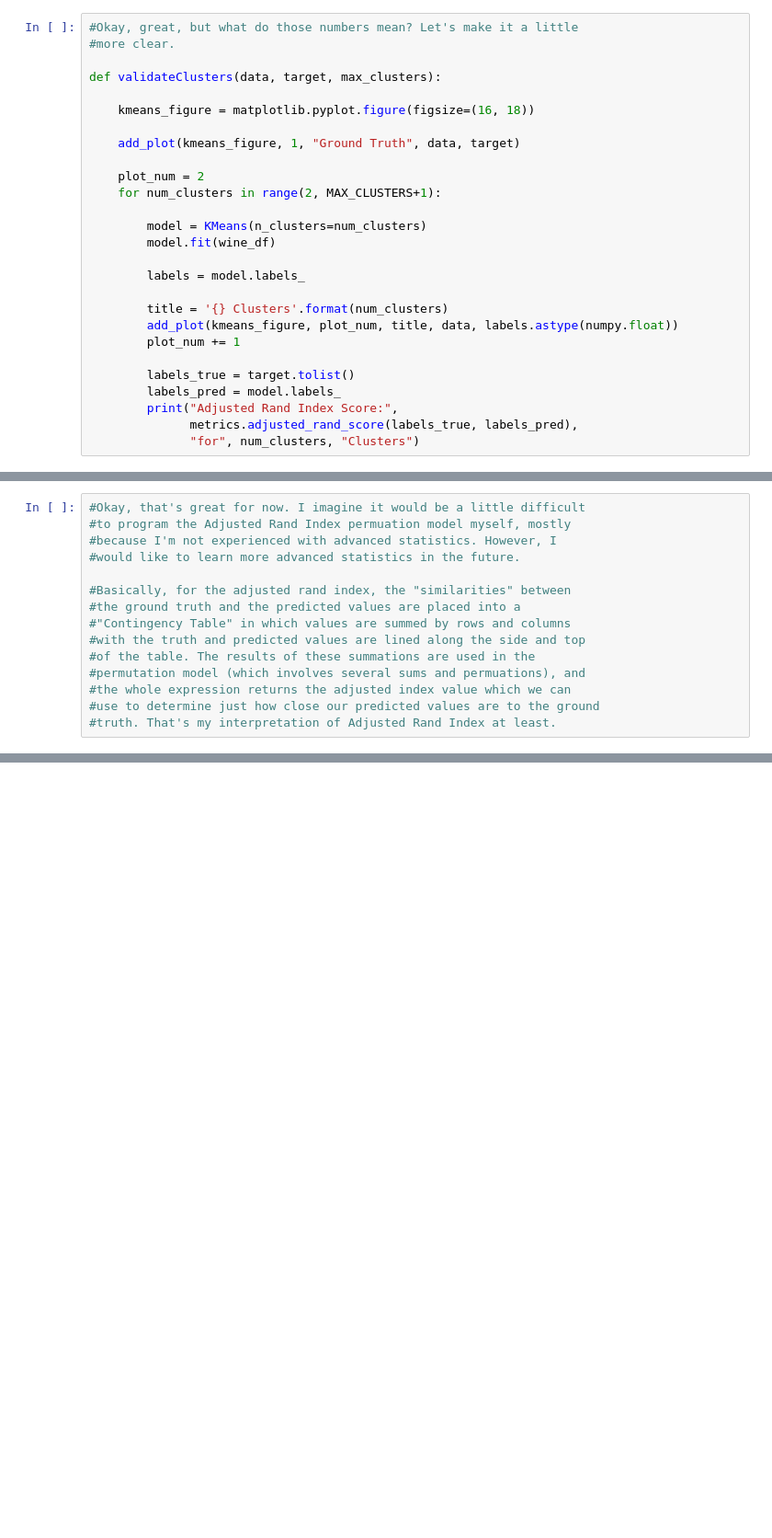
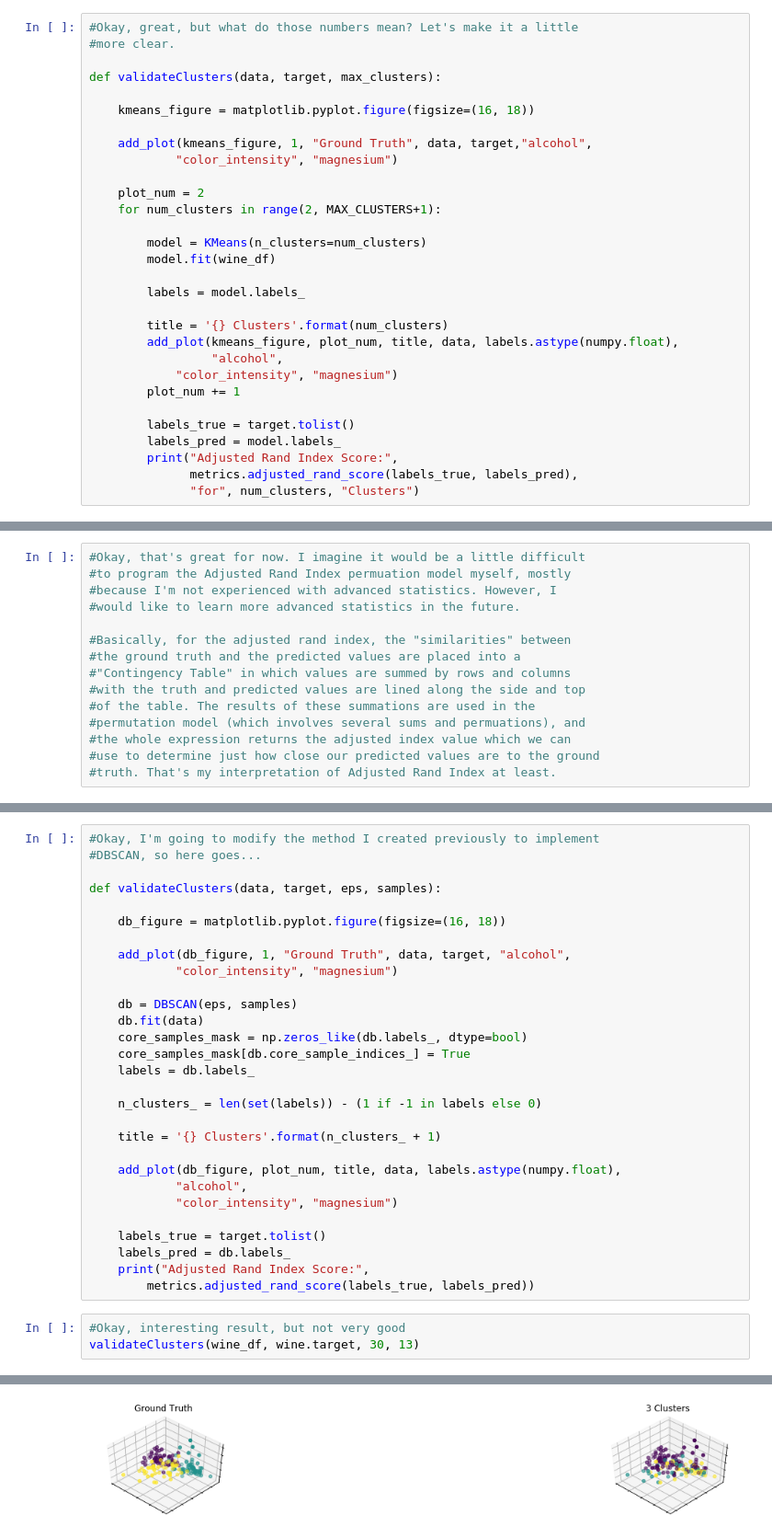
Before and after one commit to jontord03/CS320, a Jupyter notebook: Clustering/ClusteringIris.ipynb, the cells around one changed output, grey strips where cells are left out. Shown at 92% size. Drawn from its saved outputs; the diff is of its cells as text; blank space fills up the shorter version.

```diff
--- a/Clustering/ClusteringIris.ipynb
+++ b/Clustering/ClusteringIris.ipynb
@@ -249,7 +261,8 @@ def validateClusters(data, target, max_clusters):
 
     kmeans_figure = matplotlib.pyplot.figure(figsize=(16, 18))
 
-    add_plot(kmeans_figure, 1, "Ground Truth", data, target)
+    add_plot(kmeans_figure, 1, "Ground Truth", data, target,"alcohol",
+            "color_intensity", "magnesium")
 
     plot_num = 2
     for num_clusters in range(2, MAX_CLUSTERS+1):
@@ -260,7 +273,9 @@ def validateClusters(data, target, max_clusters):
         labels = model.labels_
 
         title = '{} Clusters'.format(num_clusters)
-        add_plot(kmeans_figure, plot_num, title, data, labels.astype(numpy.float))
+        add_plot(kmeans_figure, plot_num, title, data, labels.astype(numpy.float),
+                 "alcohol",
+            "color_intensity", "magnesium")
         plot_num += 1
 
         labels_true = target.tolist()
@@ -291,0 +383,33 @@ Adjusted Rand Index Score: 0.37111371823084754 for 3 Clusters
+# %%
+#Okay, I'm going to modify the method I created previously to implement
+#DBSCAN, so here goes...
+
+def validateClusters(data, target, eps, samples):
+
+    db_figure = matplotlib.pyplot.figure(figsize=(16, 18))
+
+    add_plot(db_figure, 1, "Ground Truth", data, target, "alcohol",
+            "color_intensity", "magnesium")
+
+    db = DBSCAN(eps, samples)
+    db.fit(data)
+    core_samples_mask = np.zeros_like(db.labels_, dtype=bool)
+    core_samples_mask[db.core_sample_indices_] = True
+    labels = db.labels_
+
+    n_clusters_ = len(set(labels)) - (1 if -1 in labels else 0)
+
+    title = '{} Clusters'.format(n_clusters_ + 1)
+
+    add_plot(db_figure, plot_num, title, data, labels.astype(numpy.float),
+            "alcohol",
+            "color_intensity", "magnesium")
+
+    labels_true = target.tolist()
+    labels_pred = db.labels_
+    print("Adjusted Rand Index Score:",
+        metrics.adjusted_rand_score(labels_true, labels_pred))
+# %%
+#Okay, interesting result, but not very good
+validateClusters(wine_df, wine.target, 30, 13)
+# %% [output]
@@ -291,0 +417 @@ Adjusted Rand Index Score: 0.37111371823084754 for 3 Clusters
+[figure, added]
```
Also changed, not shown: parts of 31 cells of this notebook.
